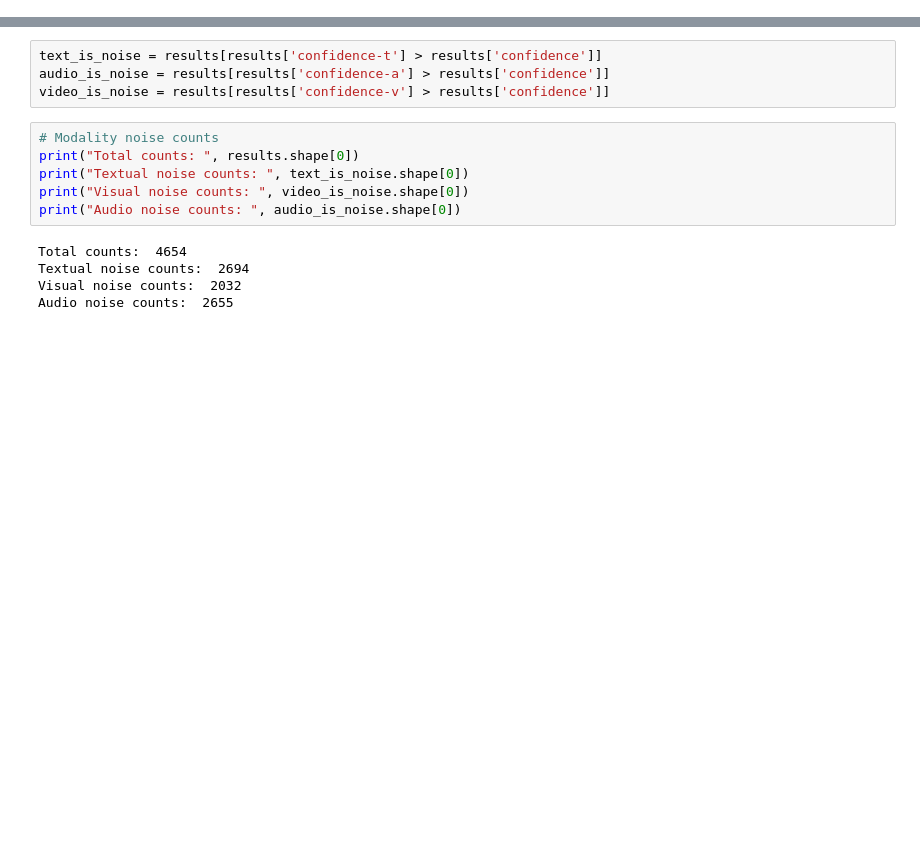
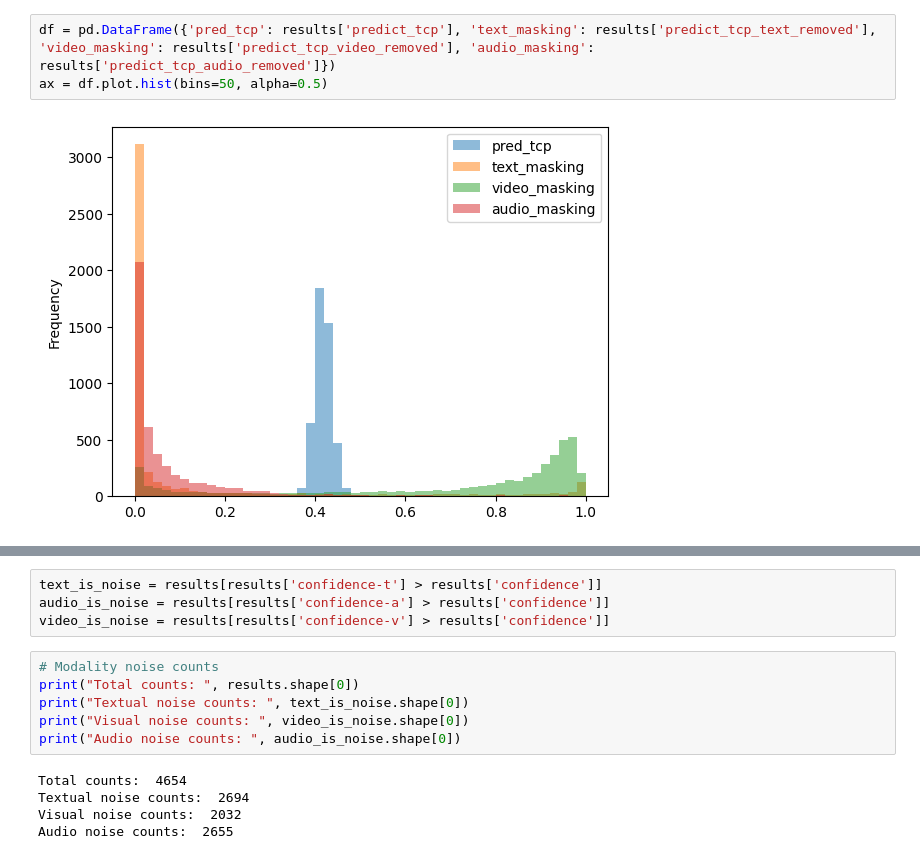
Before and after one commit to SoyeonHH/MMDA, a Jupyter notebook: analysis.ipynb, the cells around one changed output, grey strips where cells are left out. Drawn from its saved outputs; the diff is of its cells as text; blank space fills up the shorter version.

```diff
--- a/analysis.ipynb
+++ b/analysis.ipynb
@@ -6,0 +58,5 @@ results = pd.read_csv(current_dir + '/results/results_MISA-dropout(0.6)-confidNe
+# %%
+df = pd.DataFrame({'pred_tcp': results['predict_tcp'], 'text_masking': results['predict_tcp_text_removed'], 'video_masking': results['predict_tcp_video_removed'], 'audio_masking': results['predict_tcp_audio_removed']})
+ax = df.plot.hist(bins=50, alpha=0.5)
+# %% [output]
+[figure, added]
```
Also changed, not shown: parts of 14 cells of this notebook, 8 other files.
